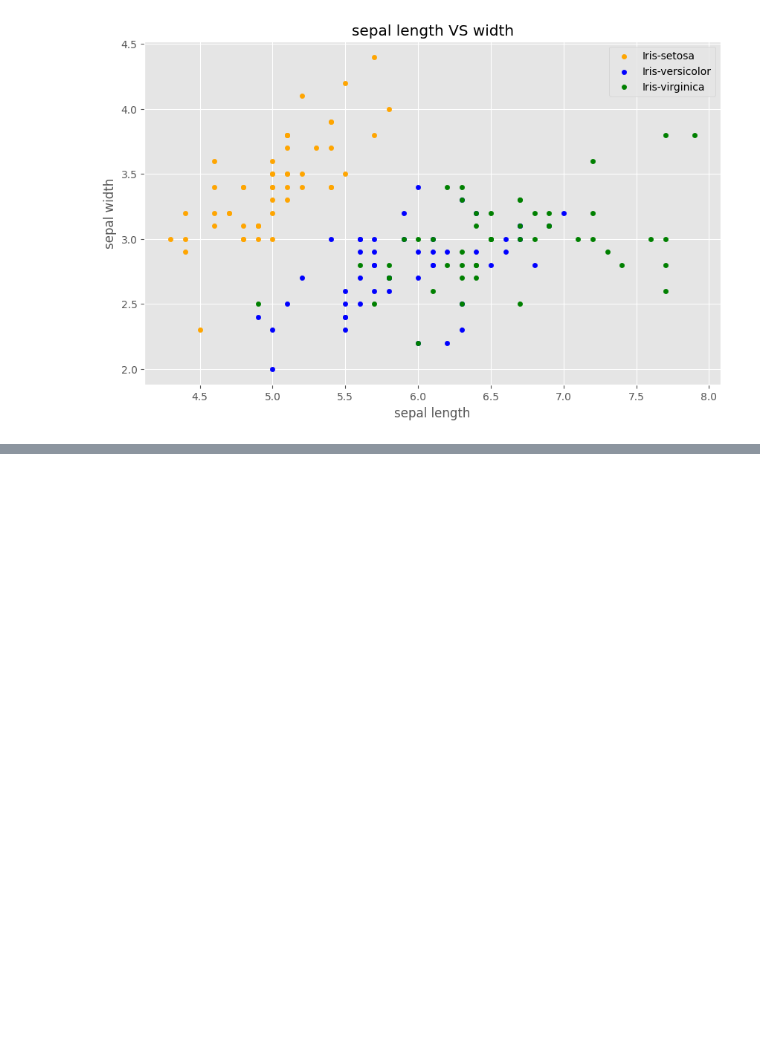
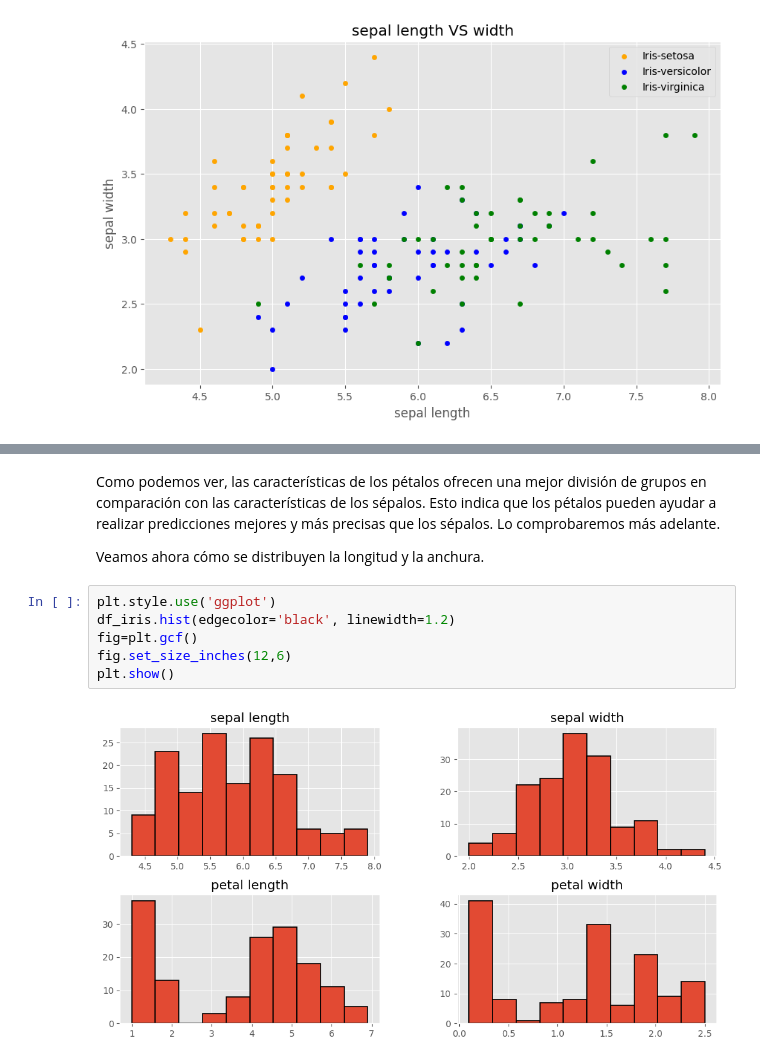
Before and after one commit to Godoca2/tarea-5, a Jupyter notebook: exploracion_datset_iris.ipynb, the cells around one changed output, grey strips where cells are left out. Drawn from its saved outputs; the diff is of its cells as text; blank space fills up the shorter version.

```diff
--- a/exploracion_datset_iris.ipynb
+++ b/exploracion_datset_iris.ipynb
@@ -70,0 +85,12 @@ plt.show()
+# %% [markdown]
+Como podemos ver, las características de los pétalos ofrecen una mejor división de grupos en comparación con las características de los sépalos. Esto indica que los pétalos pueden ayudar a realizar predicciones mejores y más precisas que los sépalos. Lo comprobaremos más adelante.
+
+Veamos ahora cómo se distribuyen la longitud y la anchura.
+# %%
+plt.style.use('ggplot')
+df_iris.hist(edgecolor='black', linewidth=1.2)
+fig=plt.gcf()
+fig.set_size_inches(12,6)
+plt.show()
+# %% [output]
+[figure, added]
```
Also changed, not shown: parts of 3 cells of this notebook.
